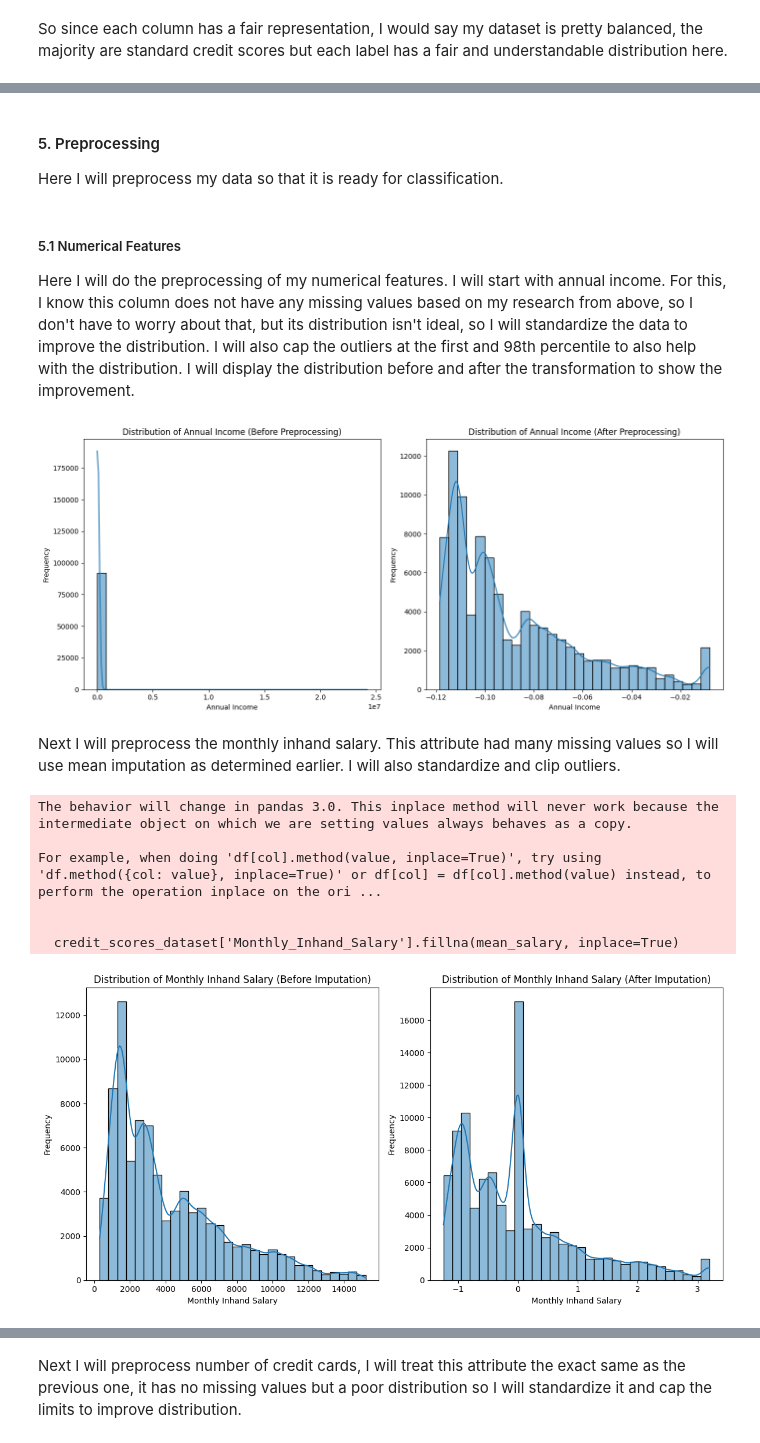
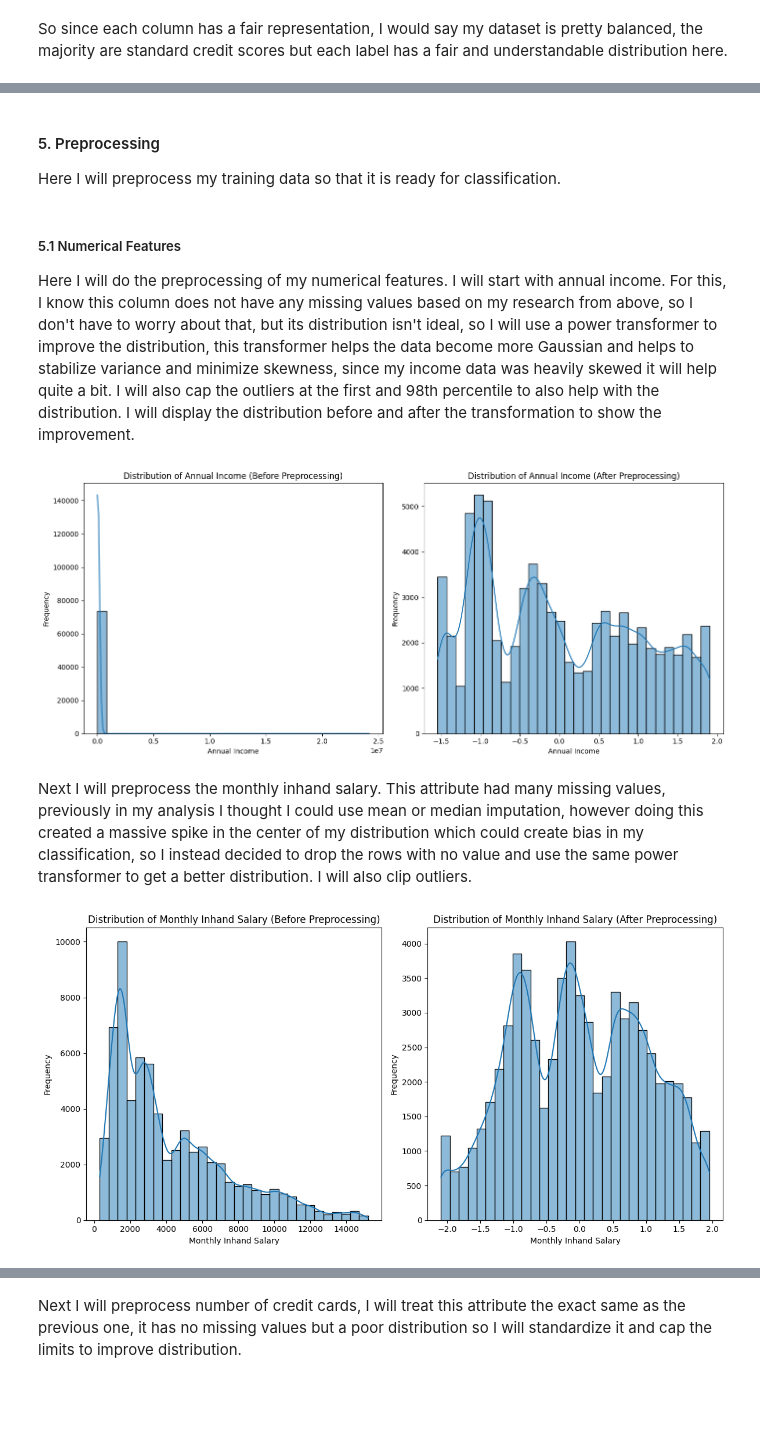
Before and after one commit to alex-govier5/intro-to-ai, a Jupyter notebook: A1/AI_Assignment1.ipynb, the cells around one changed output, grey strips where cells are left out. Drawn from its saved outputs; the diff is of its cells as text; code cells hidden in the pictures; blank space fills up the shorter version.

```diff
--- a/A1/AI_Assignment1.ipynb
+++ b/A1/AI_Assignment1.ipynb
@@ -461,32 +479,36 @@ So since each column has a fair representation, I would say my dataset is pretty
 # %% [markdown]
 #### 5. Preprocessing
-Here I will preprocess my data so that it is ready for classification.
+Here I will preprocess my training data so that it is ready for classification.
 # %% [markdown]
 ##### 5.1 Numerical Features
-Here I will do the preprocessing of my numerical features. I will start with annual income. For this, I know this column does not have any missing values based on my research from above, so I don't have to worry about that, but its distribution isn't ideal, so I will standardize the data to improve the distribution. I will also cap the outliers at the first and 98th percentile to also help with the distribution. I will display the distribution before and after the transformation to show the improvement.
+Here I will do the preprocessing of my numerical features. I will start with annual income. For this, I know this column does not have any missing values based on my research from above, so I don't have to worry about that, but its distribution isn't ideal, so I will use a power transformer to improve the distribution, this transformer helps the data become more Gaussian and helps to stabilize variance and minimize skewness, since my income data was heavily skewed it will help quite a bit. I will also cap the outliers at the first and 98th percentile to also help with the distribution. I will display the distribution before and after the transformation to show the improvement.
 # %%
 # Preprocessing annual income
 
 # Visualize distribution before preprocessing
 plt.figure(figsize=(14, 6))
 plt.subplot(1, 2, 1)  # Before preprocessing
-sns.histplot(credit_scores_dataset['Annual_Income'], bins=30, kde=True)
+sns.histplot(X_train['Annual_Income'], bins=30, kde=True)
 plt.title('Distribution of Annual Income (Before Preprocessing)')
 plt.xlabel('Annual Income')
 plt.ylabel('Frequency')
 
 # Preprocessing annual income
 scaler = StandardScaler()
-credit_scores_dataset['Annual_Income'] = scaler.fit_transform(credit_scores_dataset[['Annual_Income']])
+X_train['Annual_Income'] = scaler.fit_transform(X_train[['Annual_Income']])
 
 # Clip the values to remove outliers
-lower_bound = credit_scores_dataset['Annual_Income'].quantile(0.01)
-upper_bound = credit_scores_dataset['Annual_Income'].quantile(0.98)
-credit_scores_dataset['Annual_Income'] = credit_scores_dataset['Annual_Income'].clip(lower_bound, upper_bound)
+lower_bound = X_train['Annual_Income'].quantile(0.01)
+upper_bound = X_train['Annual_Income'].quantile(0.98)
+X_train['Annual_Income'] = X_train['Annual_Income'].clip(lower_bound, upper_bound)
+
+# Apply power transformer to help with distribution
+pt = PowerTransformer(method='yeo-johnson')
+X_train['Annual_Income'] = pt.fit_transform(X_train[['Annual_Income']])
 
 # Visualize distribution after preprocessing
 plt.subplot(1, 2, 2)  # After preprocessing
-sns.histplot(credit_scores_dataset['Annual_Income'], bins=30, kde=True)
+sns.histplot(X_train['Annual_Income'], bins=30, kde=True)
 plt.title('Distribution of Annual Income (After Preprocessing)')
 plt.xlabel('Annual Income')
 plt.ylabel('Frequency')
@@ -495,52 +517,43 @@ plt.ylabel('Frequency')
 plt.tight_layout()
 plt.show()
 # %% [output]
-[figure, old version]
+[figure, new version]
-# %% [markdown]
-Next I will preprocess the monthly inhand salary. This attribute had many missing values so I will use mean imputation as determined earlier. I will also standardize and clip outliers.
+# %% [markdown]
+Next I will preprocess the monthly inhand salary. This attribute had many missing values, previously in my analysis I thought I could use mean or median imputation, however doing this created a massive spike in the center of my distribution which could create bias in my classification, so I instead decided to drop the rows with no value and use the same power transformer to get a better distribution. I will also clip outliers.
 # %%
 # Preprocessing monthly inhand salary
 
 # Visualize distribution before preprocessing
 plt.figure(figsize=(12, 6))
 
 plt.subplot(1, 2, 1) # Before preprocessing
-sns.histplot(credit_scores_dataset['Monthly_Inhand_Salary'], bins=30, kde=True)
-plt.title('Distribution of Monthly Inhand Salary (Before Imputation)')
+sns.histplot(X_train['Monthly_Inhand_Salary'], bins=30, kde=True)
+plt.title('Distribution of Monthly Inhand Salary (Before Preprocessing)')
 plt.xlabel('Monthly Inhand Salary')
 plt.ylabel('Frequency')
 
-# Calculate mean
-mean_salary = credit_scores_dataset['Monthly_Inhand_Salary'].mean()
+# Drop rows with missing values
+X_train = X_train.dropna(subset=['Monthly_Inhand_Salary'])
 
-# Impute missing values with the mean
-credit_scores_dataset['Monthly_Inhand_Salary'].fillna(mean_salary, inplace=True)
-
-# Preprocessing data
-scaler = StandardScaler()
-credit_scores_dataset['Monthly_Inhand_Salary'] = scaler.fit_transform(credit_scores_dataset[['Monthly_Inhand_Salary']])
+# Apply power transformer
+pt = PowerTransformer(method='yeo-johnson')
+X_train['Monthly_Inhand_Salary'] = pt.fit_transform(X_train[['Monthly_Inhand_Salary']])
 
 # Clip the values to remove outliers
-lower_bound = credit_scores_dataset['Monthly_Inhand_Salary'].quantile(0.01)
-upper_bound = credit_scores_dataset['Monthly_Inhand_Salary'].quantile(0.99)
-credit_scores_dataset['Monthly_Inhand_Salary'] = credit_scores_dataset['Monthly_Inhand_Salary'].clip(lower_bound, upper_bound)
+lower_bound = X_train['Monthly_Inhand_Salary'].quantile(0.01)
+upper_bound = X_train['Monthly_Inhand_Salary'].quantile(0.99)
+X_train['Monthly_Inhand_Salary'] = X_train['Monthly_Inhand_Salary'].clip(lower_bound, upper_bound)
 
 # Visualize distribution after preprocessing
 plt.subplot(1, 2, 2) # After preprocessing
-sns.histplot(credit_scores_dataset['Monthly_Inhand_Salary'], bins=30, kde=True)
-plt.title('Distribution of Monthly Inhand Salary (After Imputation)')
+sns.histplot(X_train['Monthly_Inhand_Salary'], bins=30, kde=True)
+plt.title('Distribution of Monthly Inhand Salary (After Preprocessing)')
 plt.xlabel('Monthly Inhand Salary')
 plt.ylabel('Frequency')
 
 # Show the plots
 plt.tight_layout()
 plt.show()
 # %% [output]
-The behavior will change in pandas 3.0. This inplace method will never work because the intermediate object on which we are setting values always behaves as a copy.
-
-For example, when doing 'df[col].method(value, inplace=True)', try using 'df.method({col: value}, inplace=True)' or df[col] = df[col].method(value) instead, to perform the operation inplace on the ori ...
-
-
-  credit_scores_dataset['Monthly_Inhand_Salary'].fillna(mean_salary, inplace=True)
-[figure, old version]
+[figure, new version]
 # %% [markdown]
```
Also changed, not shown: parts of 30 cells of this notebook.
